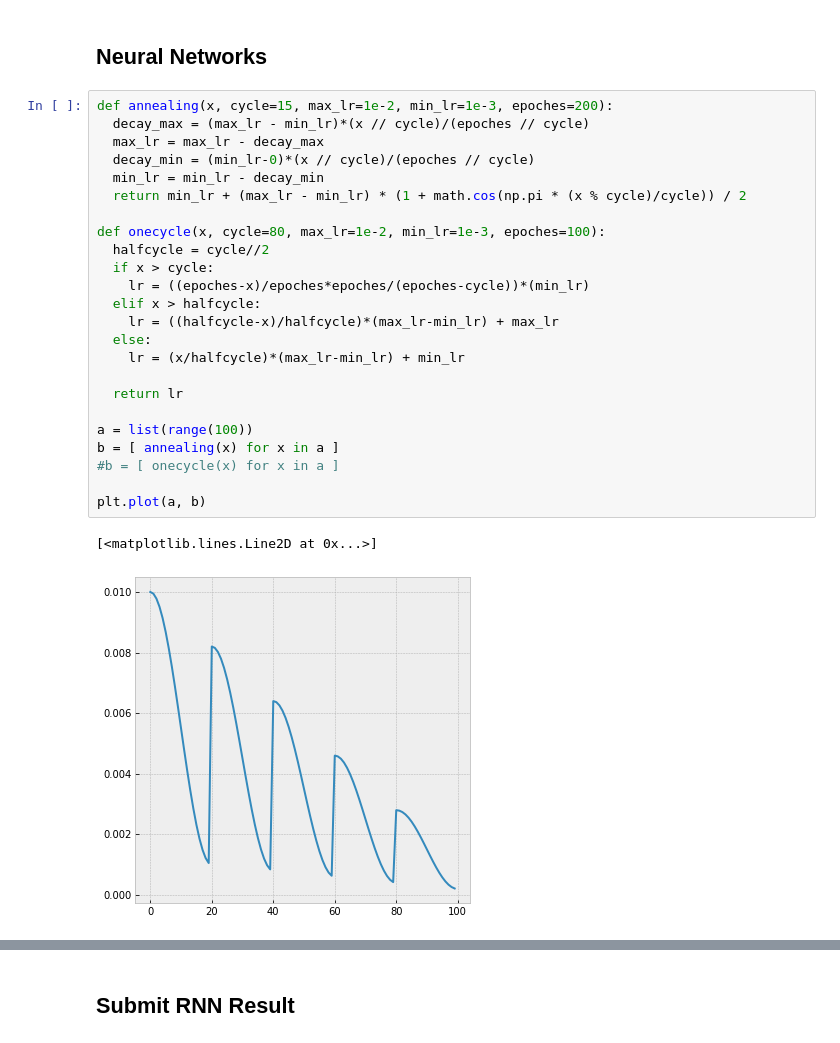
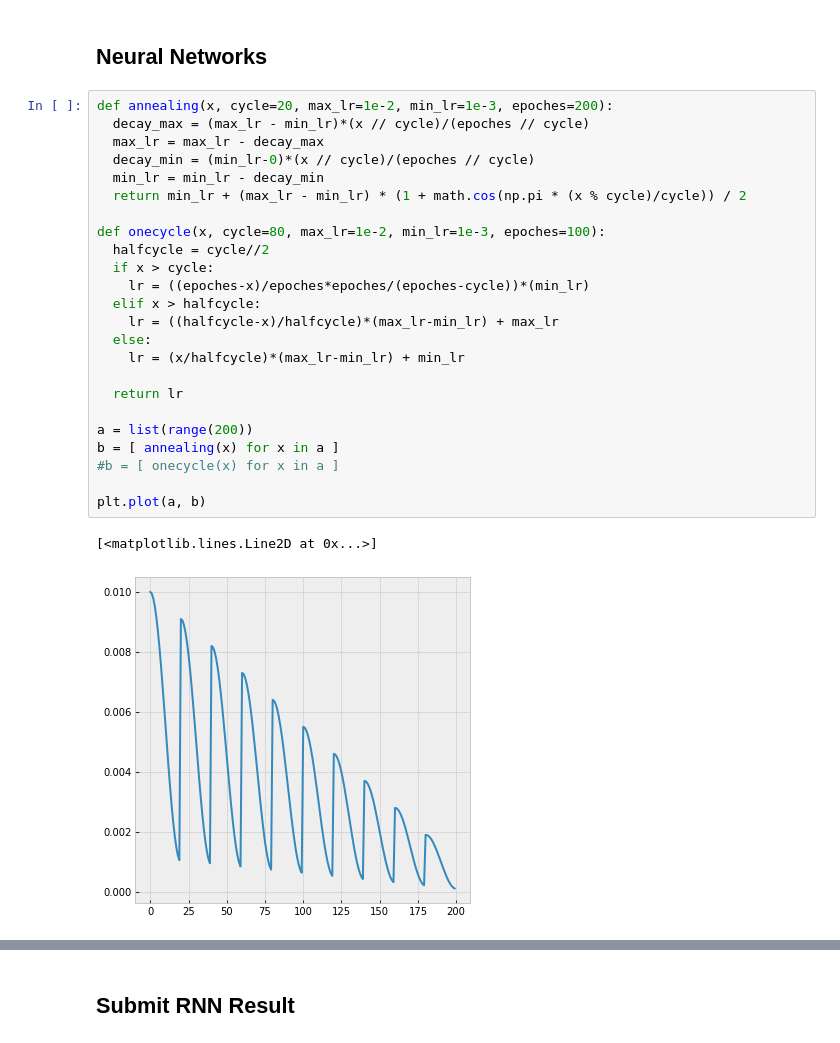
Before and after one commit to ABV-Hub/crowdanalytix, a Jupyter notebook: workinprogress.ipynb, the cells around one changed output, grey strips where cells are left out. Cells and saved outputs as stored; diff of their text form.

```diff
--- a/workinprogress.ipynb
+++ b/workinprogress.ipynb
@@ -186,32 +186,32 @@ def plot_history(history, metric_names):
 # %% [markdown]
 ## Neural Networks
 # %%
-def annealing(x, cycle=15, max_lr=1e-2, min_lr=1e-3, epoches=200):
+def annealing(x, cycle=20, max_lr=1e-2, min_lr=1e-3, epoches=200):
   decay_max = (max_lr - min_lr)*(x // cycle)/(epoches // cycle)
   max_lr = max_lr - decay_max
   decay_min = (min_lr-0)*(x // cycle)/(epoches // cycle)
   min_lr = min_lr - decay_min
   return min_lr + (max_lr - min_lr) * (1 + math.cos(np.pi * (x % cycle)/cycle)) / 2
 
 def onecycle(x, cycle=80, max_lr=1e-2, min_lr=1e-3, epoches=100):
   halfcycle = cycle//2
   if x > cycle:
     lr = ((epoches-x)/epoches*epoches/(epoches-cycle))*(min_lr)
   elif x > halfcycle:
     lr = ((halfcycle-x)/halfcycle)*(max_lr-min_lr) + max_lr
   else:
     lr = (x/halfcycle)*(max_lr-min_lr) + min_lr
 
   return lr
 
-a = list(range(100))
+a = list(range(200))
 b = [ annealing(x) for x in a ]
 #b = [ onecycle(x) for x in a ]
 
 plt.plot(a, b)
 # %% [output]
 [<matplotlib.lines.Line2D at 0x...>]
-[figure, old version]
+[figure, new version]
 # %%
 plt.semilogx(history.history["lr"], history.history["loss"])
 #plt.axis([1e-3, 1e-2, 0, 1])
```
Also changed, not shown: parts of 5 cells of this notebook.
